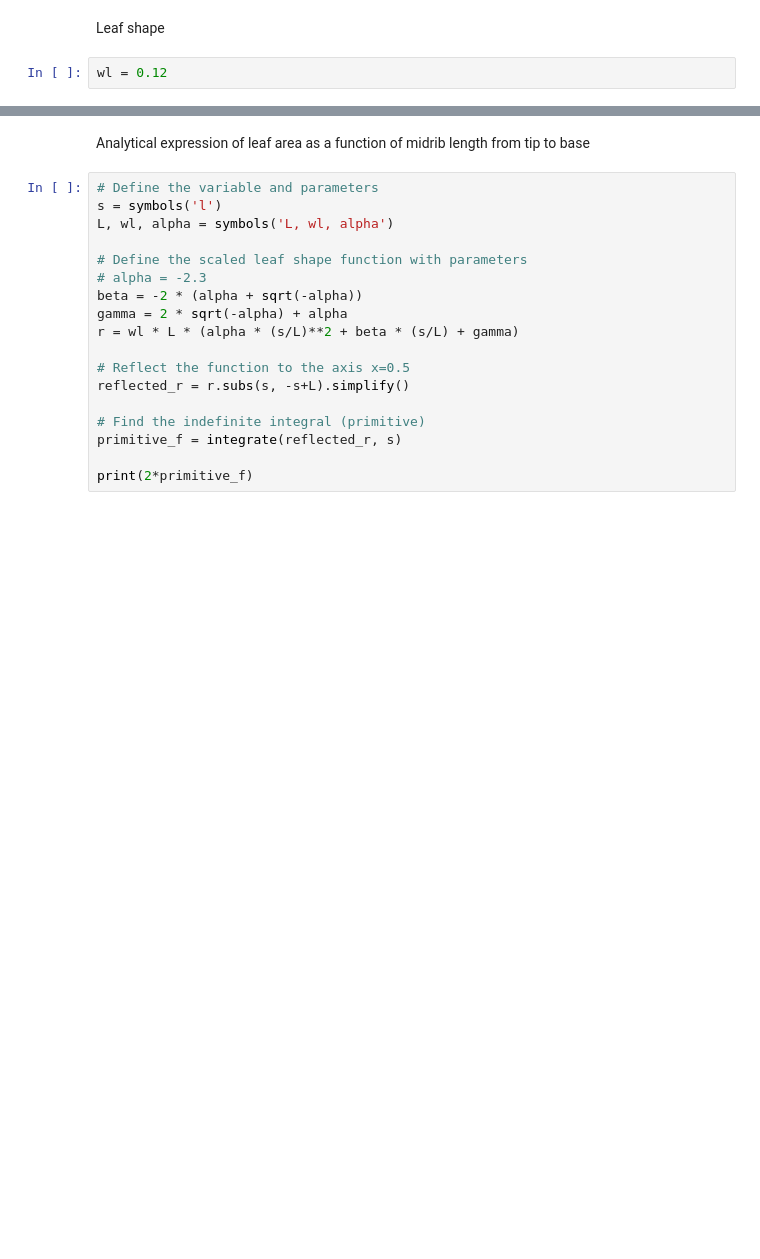
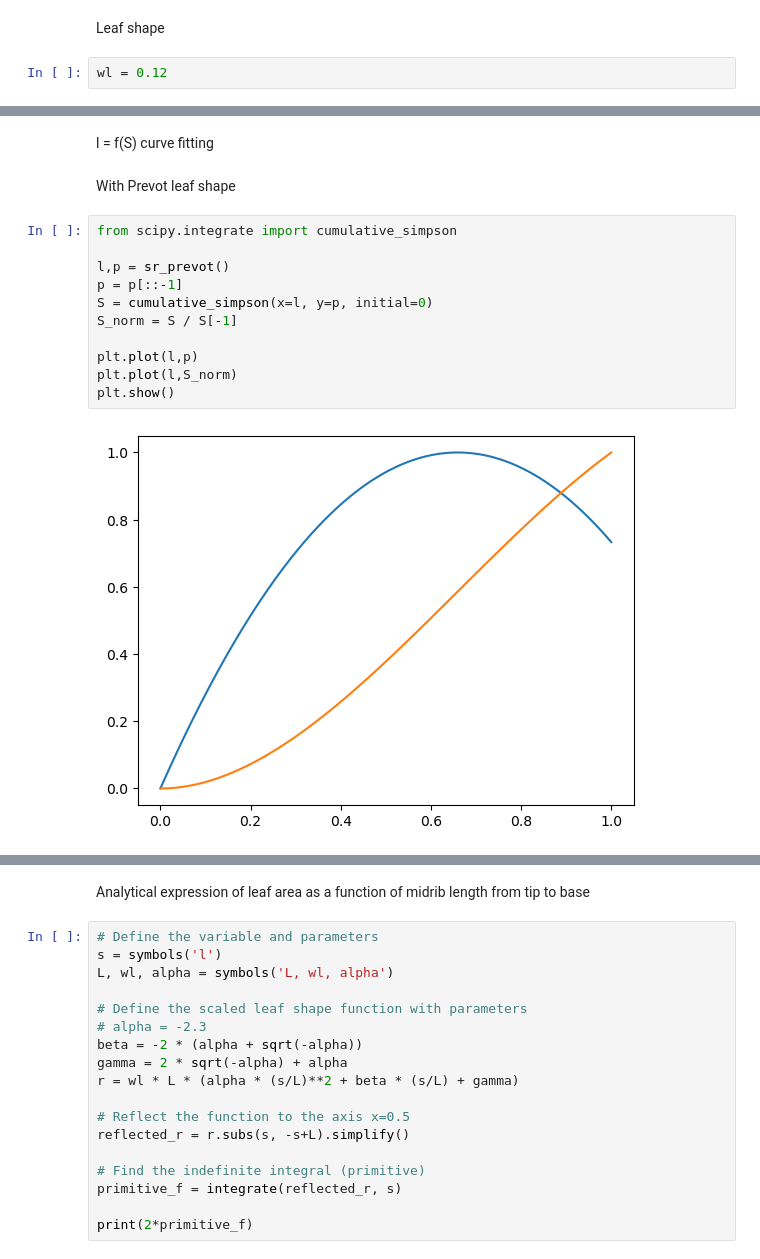
Before and after one commit to orianebro/PhD_Oriane, a Jupyter notebook: algo_leaf_growth.ipynb, the cells around one changed output, grey strips where cells are left out. Cells and saved outputs as stored; diff of their text form; blank space fills up the shorter version.

```diff
--- a/algo_leaf_growth.ipynb
+++ b/algo_leaf_growth.ipynb
@@ -346,3 +346,20 @@ interact(leaf_elongation, l=FloatSlider(min=0.001,max=1.001,step=0.05,value=0.3)
 # %% [output]
 interactive(children=(FloatSlider(value=0.3, description='l', max=1.001, min=0.001, step=0.05), FloatSlider(va…
 <function __main__.leaf_elongation(l, dl)>
+# %% [markdown]
+l = f(S) curve fitting
+# %% [markdown]
+With Prevot leaf shape
+# %%
+from scipy.integrate import cumulative_simpson
+
+l,p = sr_prevot()
+p = p[::-1]
+S = cumulative_simpson(x=l, y=p, initial=0)
+S_norm = S / S[-1]
+
+plt.plot(l,p)
+plt.plot(l,S_norm)
+plt.show()
+# %% [output]
+[figure, added]
```
Also changed, not shown: parts of 10 cells of this notebook, 3 other files.
